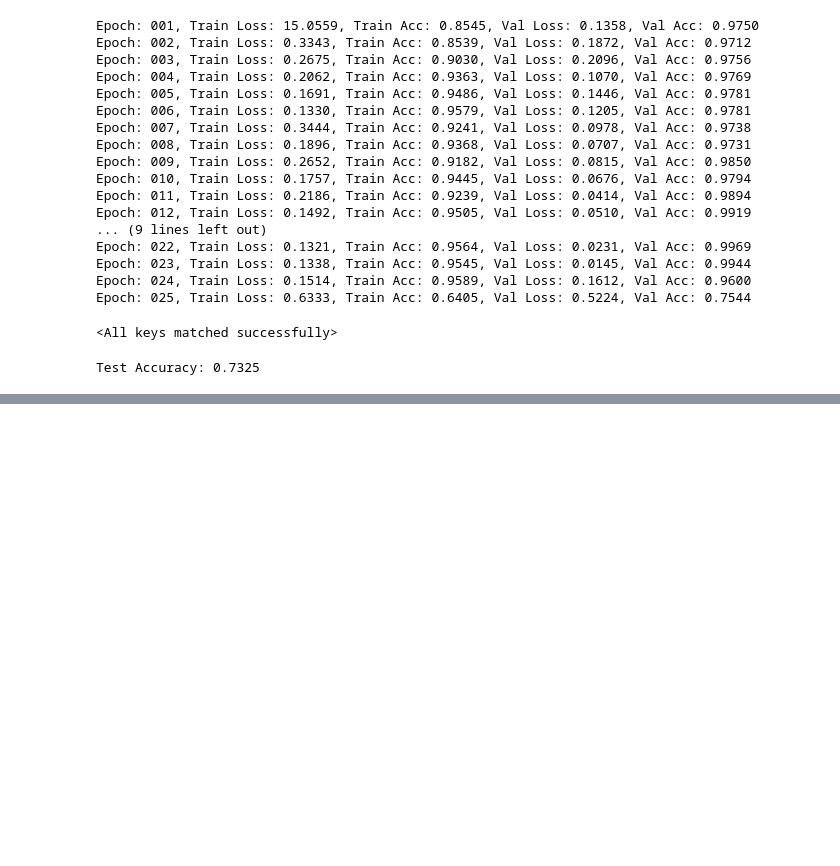
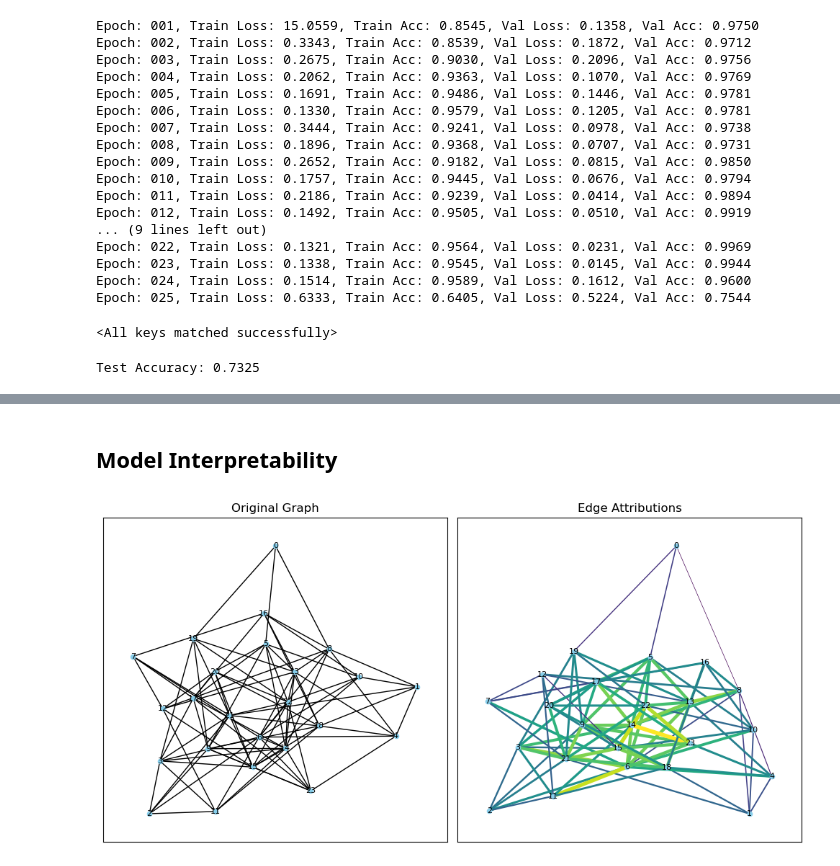
Before and after one commit to rohitkt10/fall_co-op_2023, a Jupyter notebook: experiments/SynGraphDatasetTraining.ipynb, the cells around one changed output, grey strips where cells are left out. Saved outputs shown, nothing was run; the diff lists cells and outputs as text; code cells hidden in the pictures; blank space fills up the shorter version.

Commit message:
Add integrated gradients and saliency maps

```diff
--- a/experiments/SynGraphDatasetTraining.ipynb
+++ b/experiments/SynGraphDatasetTraining.ipynb
@@ -95,3 +98,9 @@ test_loader = DataLoader(test_dataset, batch_size=64)
 len(train_dataset), len(val_dataset), len(test_dataset)
 # %% [output]
 (5600, 1600, 800)
+# %%
+# check class-wise distribution of validation set
+from collections import Counter
+for i in train_dataset, val_dataset, test_dataset:
+    labels = [label[1].item() for _,_, label in i]
+    print(Counter(labels))
@@ -362,0 +286,27 @@ AssertionError: baseline input argument must be either a torch.Tensor or a numbe
+# %% [markdown]
+## Model Interpretability
+# %%
+def model_forward(edge_mask, data):
+    batch = torch.zeros(data.x.shape[0], dtype=int).to(device)
+    out = model(data.x, data.edge_index, batch, edge_mask)
+    return out
+
+
+def explain(method, data, target=0):
+    input_mask = torch.ones(data.edge_index.shape[1]).requires_grad_(True).to(device)
+    if method == 'ig':
+        ig = IntegratedGradients(model_forward)
+        mask = ig.attribute(input_mask, target=target,
+                            additional_forward_args=(data,),
+                            internal_batch_size=data.edge_index.shape[1])
+    elif method == 'saliency':
+        saliency = Saliency(model_forward)
+        mask = saliency.attribute(input_mask, target=target,
+                                  additional_forward_args=(data,))
+    else:
+        raise Exception('Unknown explanation method')
+
+    edge_mask = np.abs(mask.cpu().detach().numpy())
+    if edge_mask.max() > 0:  # avoid division by zero
+        edge_mask = edge_mask / edge_mask.max()
+    return edge_mask
@@ -362,0 +359,15 @@ AssertionError: baseline input argument must be either a torch.Tensor or a numbe
+# %%
+# Get an example input from your dataset
+input_data = train_dataset[0]
+input_data = input_data.to(device)
+attributions = explain(method='ig', data=input_data, target=0)
+# print('Attributions:', attributions)
+# %%
+f, ax = plt.subplots(1, 2, figsize=(10, 5))
+visualize_graph(input_data, ax[0])
+# Visualize attributions for the example data
+visualize_attributions(input_data, attributions, ax[1])
+plt.tight_layout()
+plt.show()
+# %% [output]
+[figure, added]
```
Also changed, not shown: parts of 11 cells of this notebook.
